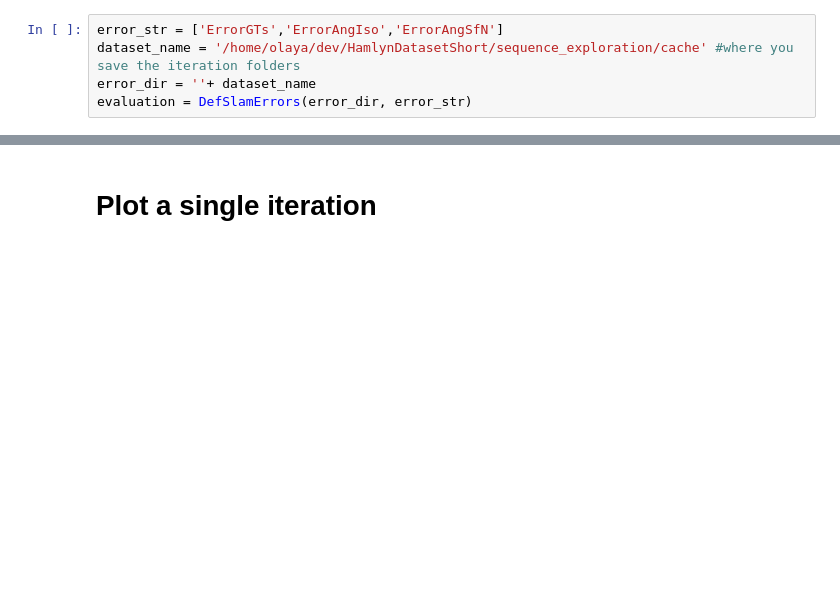
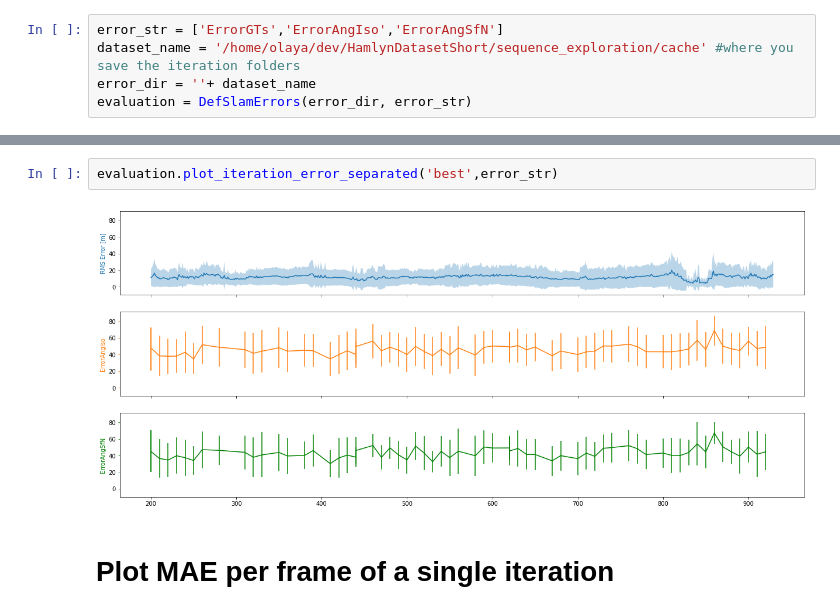
Before and after one commit to UZ-SLAMLab/DefSLAM, a Jupyter notebook: scripts/plotting.ipynb, the cells around one changed output, grey strips where cells are left out. Drawn from its saved outputs; the diff is of its cells as text; blank space fills up the shorter version.

```diff
--- a/scripts/plotting.ipynb
+++ b/scripts/plotting.ipynb
@@ -354,5 +342,9 @@ stdtot [ 53.08107076  63.84993983  50.20932103  63.45805825  49.3948541
+# %%
+evaluation.plot_iteration_error_separated('best',error_str)
+# %% [output]
+[figure, added]
 # %% [markdown]
-# Plot a single iteration
+# Plot MAE per frame of a single iteration
 # %%
 evaluation.plot_iteration_error(0,['ErrorGTs','Scale'])
 # %% [output]
```
Also changed, not shown: parts of 16 cells of this notebook.
